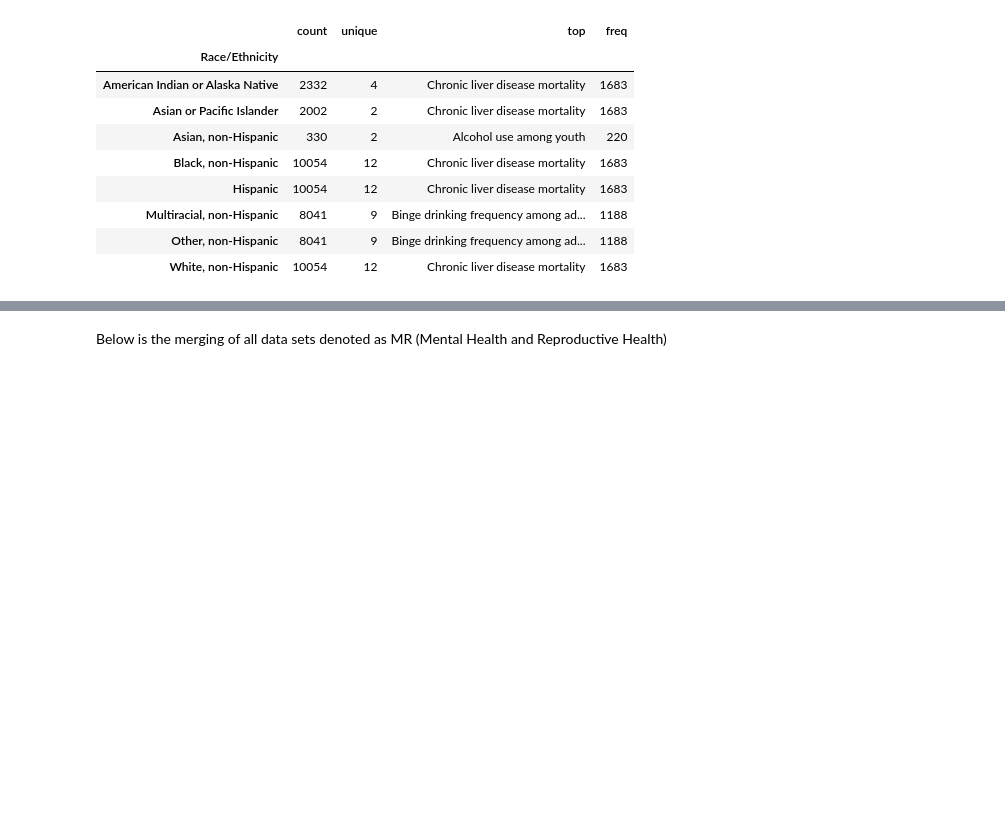
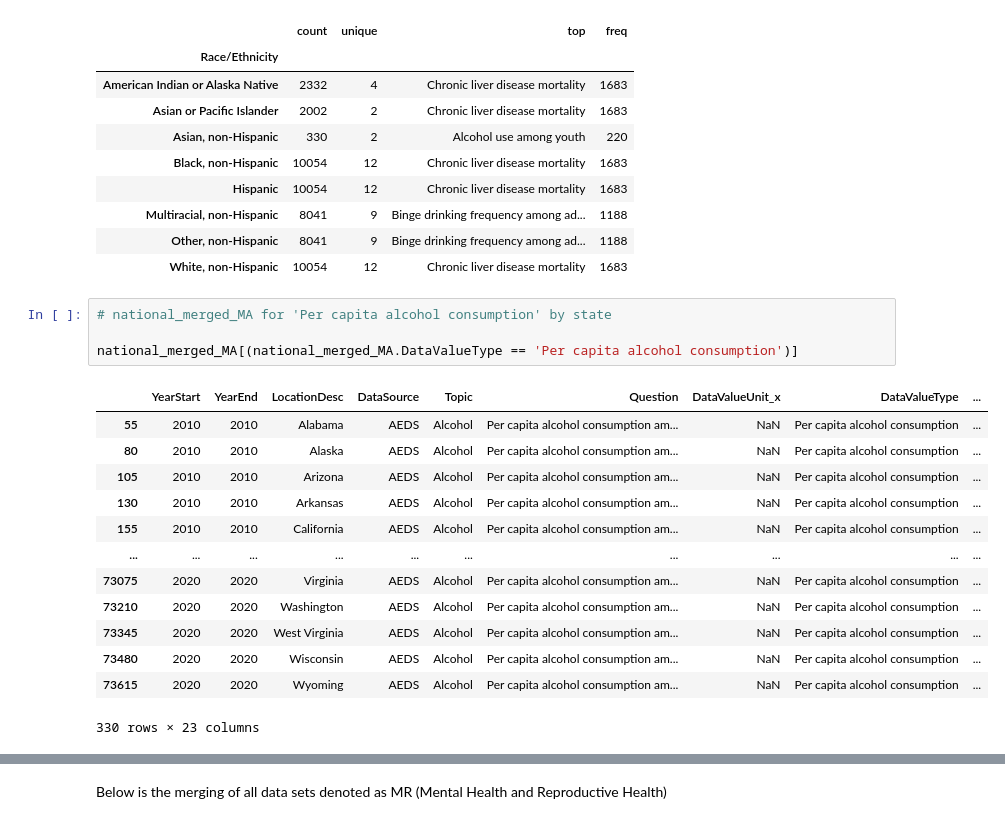
Before and after one commit to jrmcmill/618-project, a Jupyter notebook: V2Project-Description.ipynb, the cells around one changed output, grey strips where cells are left out. Cells and saved outputs as stored; diff of their text form; blank space fills up the shorter version.

```diff
--- a/V2Project-Description.ipynb
+++ b/V2Project-Description.ipynb
@@ -552,3 +606,21 @@ national_merged_MA.groupby('Race/Ethnicity')['Question'].describe()
 | Multiracial, non-Hispanic | 8041 | 9 | Binge drinking frequency among ad... | 1188 |
 | Other, non-Hispanic | 8041 | 9 | Binge drinking frequency among ad... | 1188 |
 | White, non-Hispanic | 10054 | 12 | Chronic liver disease mortality | 1683 |
+# %%
+# national_merged_MA for 'Per capita alcohol consumption' by state
+
+national_merged_MA[(national_merged_MA.DataValueType == 'Per capita alcohol consumption')]
+# %% [output]
+|  | YearStart | YearEnd | LocationDesc | DataSource | Topic | Question | DataValueUnit_x | DataValueType | ... |
+| 55 | 2010 | 2010 | Alabama | AEDS | Alcohol | Per capita alcohol consumption am... | NaN | Per capita alcohol consumption | ... |
+| 80 | 2010 | 2010 | Alaska | AEDS | Alcohol | Per capita alcohol consumption am... | NaN | Per capita alcohol consumption | ... |
+| 105 | 2010 | 2010 | Arizona | AEDS | Alcohol | Per capita alcohol consumption am... | NaN | Per capita alcohol consumption | ... |
+| 130 | 2010 | 2010 | Arkansas | AEDS | Alcohol | Per capita alcohol consumption am... | NaN | Per capita alcohol consumption | ... |
+| 155 | 2010 | 2010 | California | AEDS | Alcohol | Per capita alcohol consumption am... | NaN | Per capita alcohol consumption | ... |
+| ... | ... | ... | ... | ... | ... | ... | ... | ... | ... |
+| 73075 | 2020 | 2020 | Virginia | AEDS | Alcohol | Per capita alcohol consumption am... | NaN | Per capita alcohol consumption | ... |
+| 73210 | 2020 | 2020 | Washington | AEDS | Alcohol | Per capita alcohol consumption am... | NaN | Per capita alcohol consumption | ... |
+| 73345 | 2020 | 2020 | West Virginia | AEDS | Alcohol | Per capita alcohol consumption am... | NaN | Per capita alcohol consumption | ... |
+| 73480 | 2020 | 2020 | Wisconsin | AEDS | Alcohol | Per capita alcohol consumption am... | NaN | Per capita alcohol consumption | ... |
+| 73615 | 2020 | 2020 | Wyoming | AEDS | Alcohol | Per capita alcohol consumption am... | NaN | Per capita alcohol consumption | ... |
+330 rows × 23 columns
```
Also changed, not shown: parts of 15 cells of this notebook.
